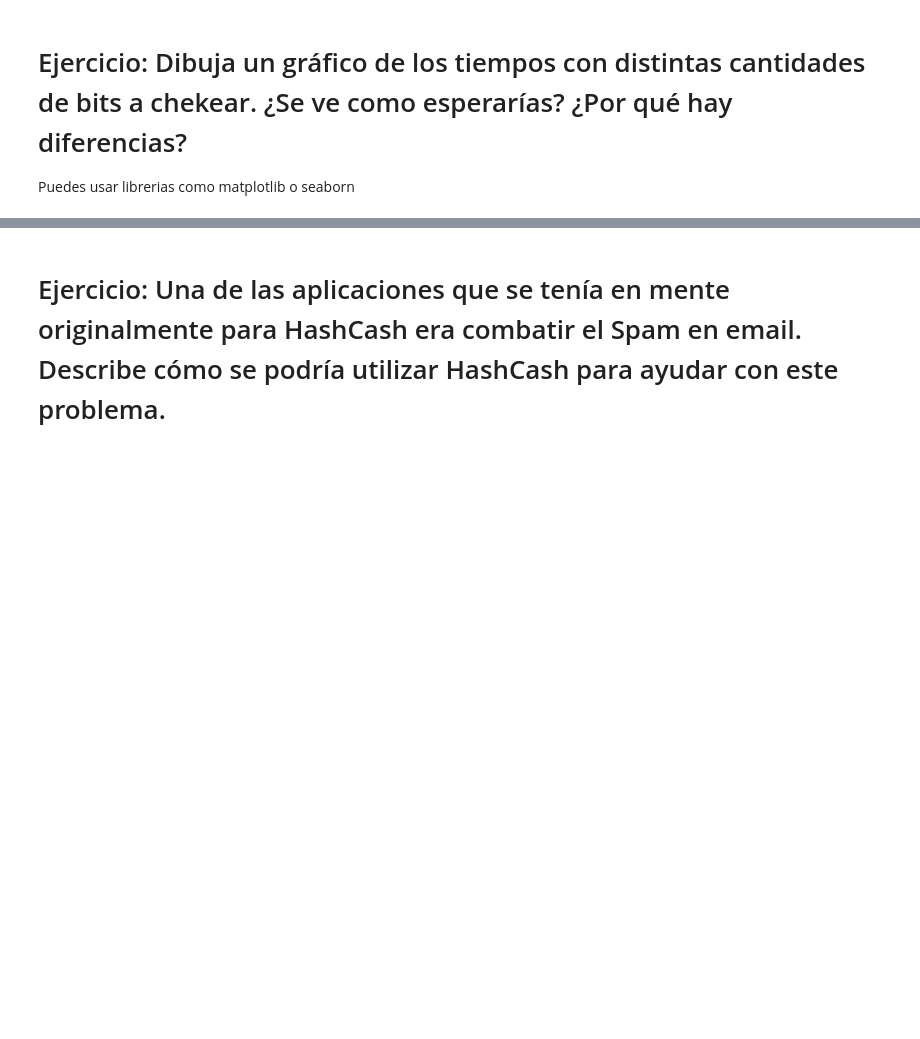
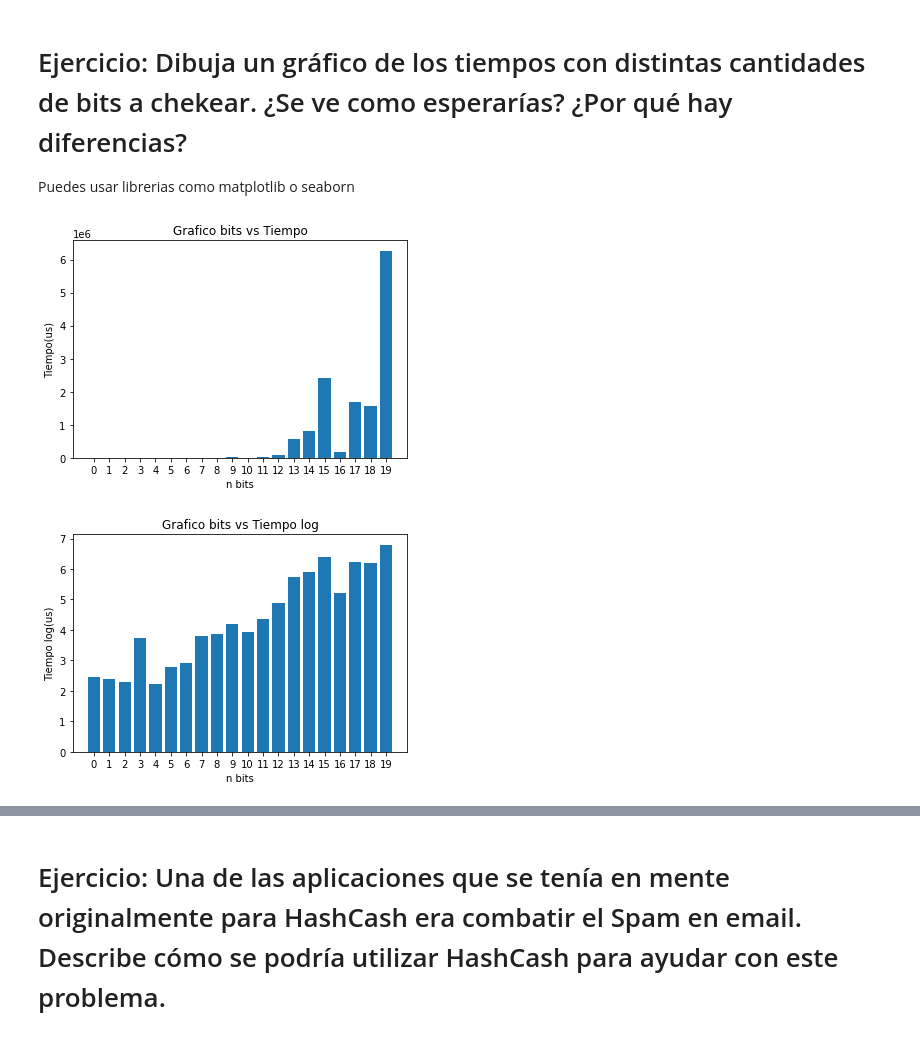
Before and after one commit to JeanleeRoy/CS3I01-seguridad-labs, a Jupyter notebook: lab5a/lab5a.ipynb, the cells around one changed output, grey strips where cells are left out. Saved outputs shown, nothing was run; the diff lists cells and outputs as text; code cells hidden in the pictures; blank space fills up the shorter version.

```diff
--- a/lab5a/lab5a.ipynb
+++ b/lab5a/lab5a.ipynb
@@ -78,7 +102,7 @@ def tailRecursiveHashCash(ver: int, bits: int, resource: str, iv: str, ctr: int)
     recurse(ver, bits, resource, iv, ctr)
 # %%
 version = 1
-bits = 2
+bits = 8
 resource = "UTECSecurity"
 
 res = tailRecursiveHashCash(version,bits,resource,str(random.randint(1e17,1e18)),0)
@@ -107,6 +136,7 @@ print(hash(res))
 # %% [markdown]
 ## Ejercicio: Ahora que podemos correr la función con más bits, probemos el performance conforme incrementemos los bits.
 # %%
+resource = "UTECSecurity"
 for i in range(4,28,4):
 	print("="*10,"\n",i,"bits:")
-	%time _
+	%time iterativeHashCash(1,i,resource,random.randint(1e17,1e18),0)
@@ -138,6 +194,8 @@ print(hextobin(hash(res)))
 # %% [markdown]
 # Calcular tiempo para diferentes 0-bit-strings.
 # %%
-for i in range(24):
+resource = "UTECSecurity"
+max_bits = 20
+for i in range(max_bits):
 	print("="*10,"\n",i,"bits:")
-	%time _
+	%time iterativeHashCashPartial(version,i,resource,random.randint(1e17,1e18),0)
@@ -144,3 +220,30 @@ for i in range(24):
 # %% [markdown]
 # Ejercicio: Dibuja un gráfico de los tiempos con distintas cantidades de bits a chekear. ¿Se ve como esperarías? ¿Por qué hay diferencias?
 Puedes usar librerias como matplotlib o seaborn
+# %%
+def plotBars(x,y,y_label):
+    plt.bar(x,y)
+    plt.xlabel('n bits')
+    plt.ylabel(y_label+"(us)")
+    plt.title(f"Grafico bits vs {y_label}")
+    plt.xticks(range(0,max_bits))
+    plt.show()
+# %%
+x = []
+y = []
+ylog = []
+for i in range(20):
+    x.append(i)
+    start = time.time()
+    iterativeHashCashPartial(version,i,resource,random.randint(1e17,1e18),0)
+    end = time.time()
+    diff = (end-start)*1000_000
+    y.append(diff)
+    ylog.append(math.log(diff,10))
+
+plotBars(x,y,"Tiempo")
+print()
+plotBars(x,ylog,"Tiempo log")
+# %% [output]
+[figure, added]
+[figure, added]
```
Also changed, not shown: parts of 13 cells of this notebook.
